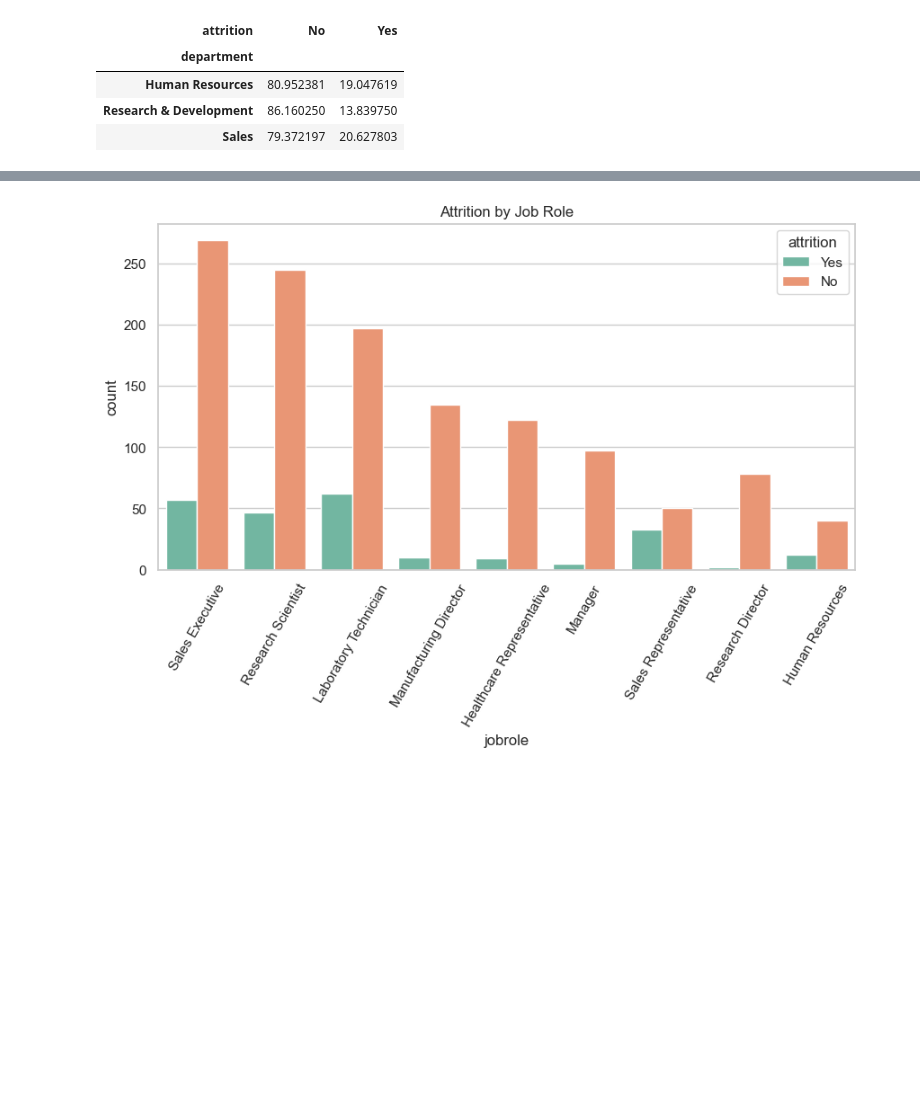
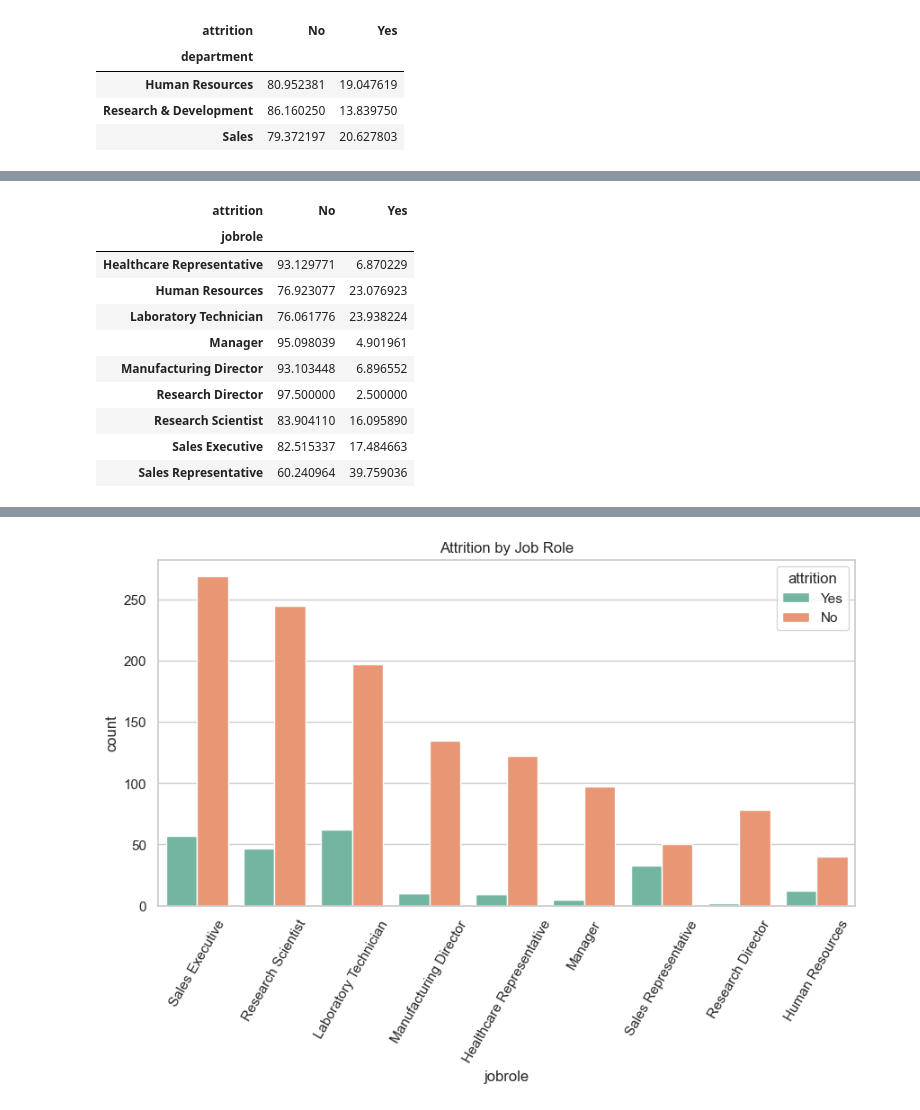
Before and after one commit to ajx7/HR-Analytics-SQL-Python, a Jupyter notebook: notebook/eda_summary.ipynb, the cells around one changed output, grey strips where cells are left out. Cells and saved outputs as stored; diff of their text form; code cells hidden in the pictures; blank space fills up the shorter version.

```diff
--- a/notebook/eda_summary.ipynb
+++ b/notebook/eda_summary.ipynb
@@ -113,0 +122,16 @@ dept_attrition
+# %%
+# Job Role attrition percentages
+dept_attrition = pd.crosstab(df['jobrole'], df['attrition'], normalize='index')*100
+dept_attrition
+# %% [output]
+| attrition | No | Yes |
+| jobrole |  |  |
+| Healthcare Representative | 93.129771 | 6.870229 |
+| Human Resources | 76.923077 | 23.076923 |
+| Laboratory Technician | 76.061776 | 23.938224 |
+| Manager | 95.098039 | 4.901961 |
+| Manufacturing Director | 93.103448 | 6.896552 |
+| Research Director | 97.500000 | 2.500000 |
+| Research Scientist | 83.904110 | 16.095890 |
+| Sales Executive | 82.515337 | 17.484663 |
+| Sales Representative | 60.240964 | 39.759036 |
```
Also changed, not shown: parts of 3 cells of this notebook, 7 other files.
